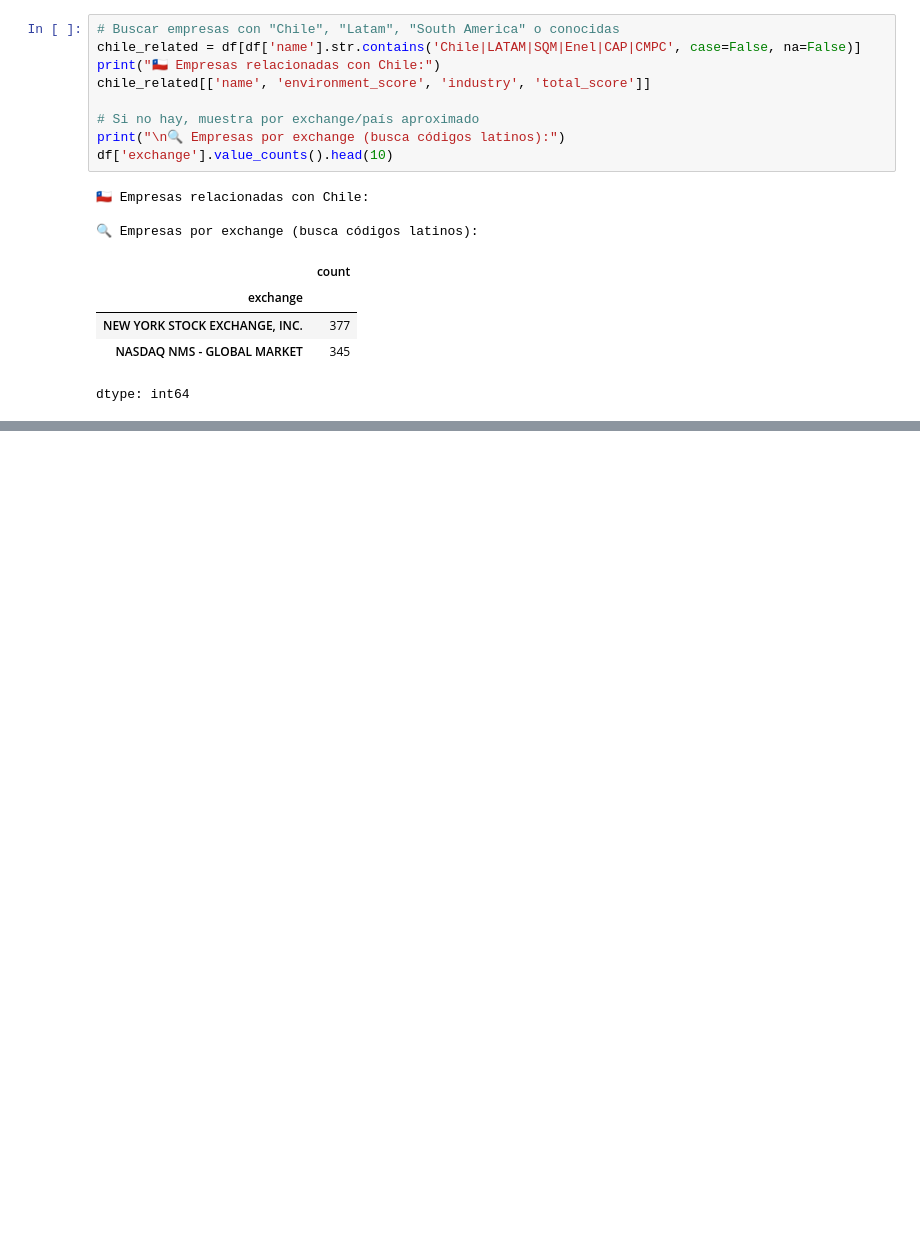
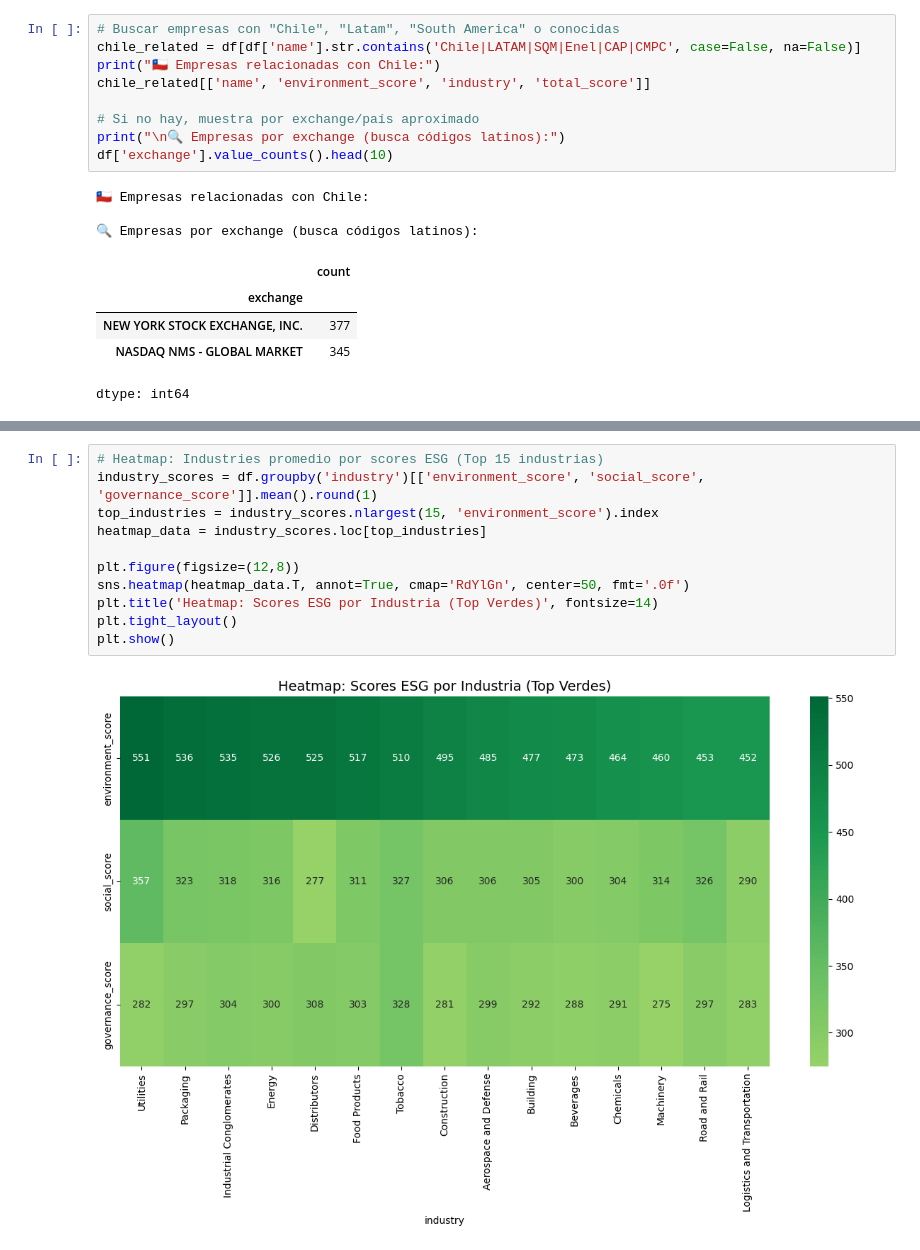
Before and after one commit to mcmoucheron/Portfolio-for-Remote-Data-Roles-Projects, a Jupyter notebook: ESG_Analysis_Global_Chile_v1.ipynb, the cells around one changed output, grey strips where cells are left out. Cells and saved outputs as stored; diff of their text form; blank space fills up the shorter version.

```diff
--- a/ESG_Analysis_Global_Chile_v1.ipynb
+++ b/ESG_Analysis_Global_Chile_v1.ipynb
@@ -129,0 +162,13 @@ dtype: int64
+# %%
+# Heatmap: Industries promedio por scores ESG (Top 15 industrias)
+industry_scores = df.groupby('industry')[['environment_score', 'social_score', 'governance_score']].mean().round(1)
+top_industries = industry_scores.nlargest(15, 'environment_score').index
+heatmap_data = industry_scores.loc[top_industries]
+
+plt.figure(figsize=(12,8))
+sns.heatmap(heatmap_data.T, annot=True, cmap='RdYlGn', center=50, fmt='.0f')
+plt.title('Heatmap: Scores ESG por Industria (Top Verdes)', fontsize=14)
+plt.tight_layout()
+plt.show()
+# %% [output]
+[figure, added]
```
Also changed, not shown: parts of 2 cells of this notebook.
